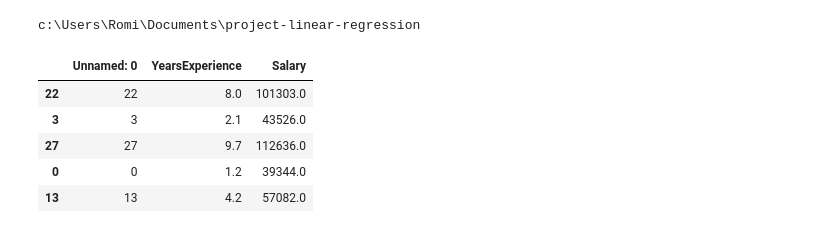
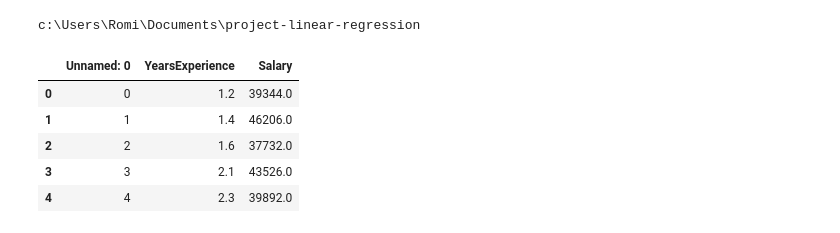
Before and after one commit to romyhsb/Linear-Regression-Algorithm, a Jupyter notebook: gradien-descent/gradient-descent-salary_experience.ipynb, the cells around one changed output. Saved outputs shown, nothing was run; the diff lists cells and outputs as text; code cells hidden in the pictures.

```diff
--- a/gradien-descent/gradient-descent-salary_experience.ipynb
+++ b/gradien-descent/gradient-descent-salary_experience.ipynb
@@ -11,14 +12,14 @@ c:\Users\Romi\Documents\project-linear-regression
 os.chdir("c:/Users/Romi/Documents/project-linear-regression")
 # %%
 df = pd.read_csv('dataset\Salary_dataset.csv')
-df.sample(5)
+df.head()
 # %% [output]
 |  | Unnamed: 0 | YearsExperience | Salary |
-| 22 | 22 | 8.0 | 101303.0 |
+| 0 | 0 | 1.2 | 39344.0 |
+| 1 | 1 | 1.4 | 46206.0 |
+| 2 | 2 | 1.6 | 37732.0 |
 | 3 | 3 | 2.1 | 43526.0 |
-| 27 | 27 | 9.7 | 112636.0 |
-| 0 | 0 | 1.2 | 39344.0 |
-| 13 | 13 | 4.2 | 57082.0 |
+| 4 | 4 | 2.3 | 39892.0 |
 # %%
 df = df.drop(columns={'Unnamed: 0'})
 # %%
```
Also changed, not shown: parts of 10 cells of this notebook, 1 other file.
